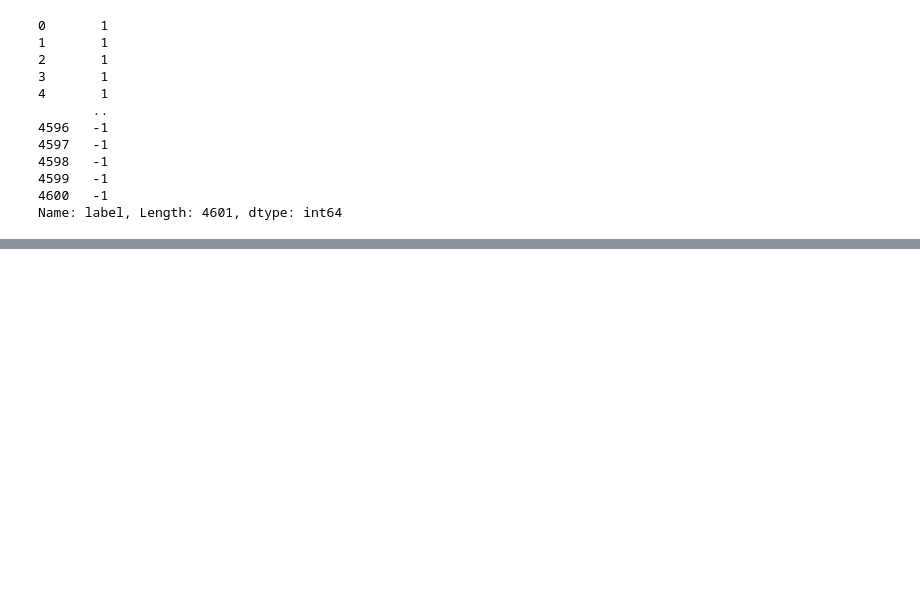
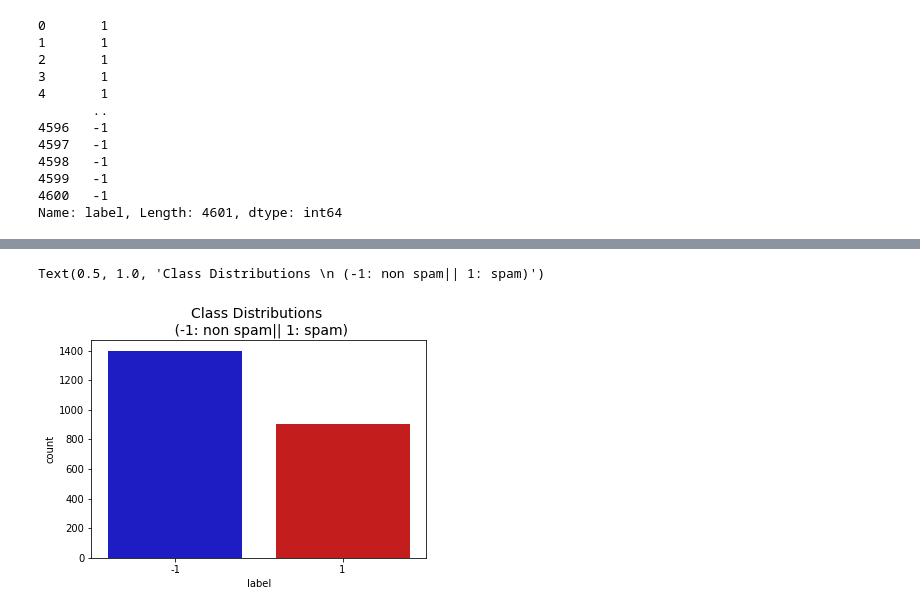
Before and after one commit to alexiehuynh17/Adversarial-SVM, a Jupyter notebook: spambase.ipynb, the cells around one changed output, grey strips where cells are left out. Cells and saved outputs as stored; diff of their text form; code cells hidden in the pictures; blank space fills up the shorter version.

```diff
--- a/spambase.ipynb
+++ b/spambase.ipynb
@@ -144,6 +193,17 @@ traindf_y = pd.DataFrame(y_train, columns=['label'])
 
 traindf = pd.concat((traindf_X, traindf_y), 1)
 traindf.to_csv('data/spam_train.csv', index = False)
+# %%
+import seaborn as sns
+import matplotlib.pyplot as plt
+
+colors = ["#0101DF", "#DF0101"]
+
+sns.countplot('label', data=traindf, palette=colors)
+plt.title('Class Distributions \n (-1: non spam|| 1: spam)', fontsize=14)
+# %% [output]
+Text(0.5, 1.0, 'Class Distributions \n (-1: non spam|| 1: spam)')
+[figure, added]
 # %%
 testdf_X = pd.DataFrame(X_test, columns=[Xs.columns])
 testdf_y = pd.DataFrame(y_test, columns=['label'])
```
Also changed, not shown: parts of 11 cells of this notebook, 32 other files.
